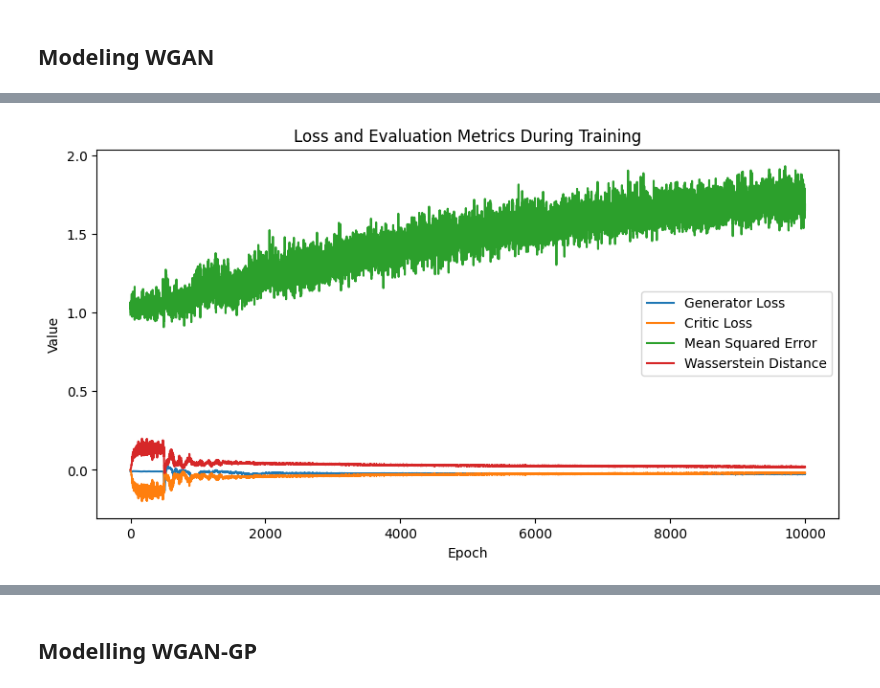
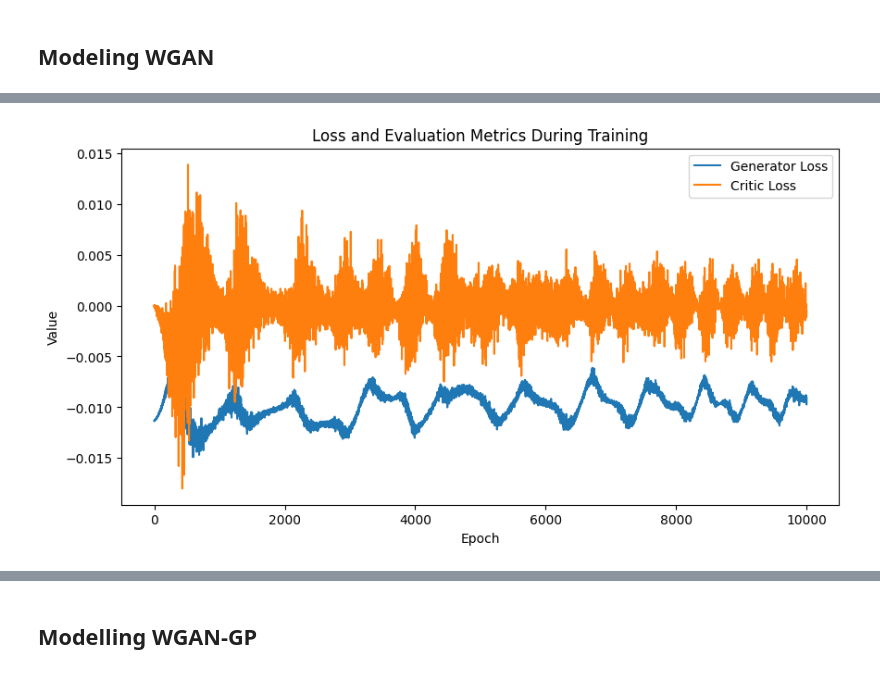
Before and after one commit to riqalter/PrediksiProfesi, a Jupyter notebook: NotebookVer2-torch.ipynb, the cells around one changed output, grey strips where cells are left out. Saved outputs shown, nothing was run; the diff lists cells and outputs as text; code cells hidden in the pictures.

```diff
--- a/NotebookVer2-torch.ipynb
+++ b/NotebookVer2-torch.ipynb
@@ -312,20 +320,13 @@ X_scaled = scaler.fit_transform(X)
 # %%
-import torch
-import torch.nn as nn
-import torch.optim as optim
-from torch.autograd import Variable
-import torch.nn.functional as F
-import numpy as np
-
 # Define the Generator model
 class Generator(nn.Module):
     def __init__(self, input_size, hidden_size, output_size):
         super(Generator, self).__init__()
         self.net = nn.Sequential(
             nn.Linear(input_size, hidden_size),
-            nn.ReLU(True),
+            nn.LeakyReLU(True),
             nn.Linear(hidden_size, hidden_size),
-            nn.ReLU(True),
+            nn.LeakyReLU(True),
             nn.Linear(hidden_size, output_size),
             nn.Tanh()
         )
@@ -339,9 +340,9 @@ class Critic(nn.Module):
         super(Critic, self).__init__()
         self.net = nn.Sequential(
             nn.Linear(input_size, hidden_size),
-            nn.ReLU(True),
+            nn.LeakyReLU(True),
             nn.Linear(hidden_size, hidden_size),
-            nn.ReLU(True),
+            nn.LeakyReLU(True),
             nn.Linear(hidden_size, 1)
         )
 
@@ -356,7 +357,7 @@ batch_size = 64
 epochs = 10000
 critic_iterations = 5
 weight_clipping_limit = 0.01
-lr = 0.0001
+lr = 0.00001
 
 # Load the dataset
 data = X_scaled
@@ -371,8 +372,8 @@ generator = Generator(input_size, hidden_size, output_size).to(device)
 critic = Critic(output_size, hidden_size).to(device)
 
 # Define optimizers
-optimizer_G = optim.RMSprop(generator.parameters(), lr=lr)
-optimizer_C = optim.RMSprop(critic.parameters(), lr=lr)
+optimizer_G = optim.AdamW(generator.parameters(), lr=lr)
+optimizer_C = optim.AdamW(critic.parameters(), lr=lr)
 
 import matplotlib.pyplot as plt
 
@@ -460,14 +461,12 @@ Epoch [9900/10000], Loss C: -0.02090568095445633, Loss G: -0.026497719809412956,
 # %%
 # Plot the losses and evaluation metrics
 plt.figure(figsize=(10,5))
 plt.title("Loss and Evaluation Metrics During Training")
 plt.plot(losses_G, label="Generator Loss")
 plt.plot(losses_C, label="Critic Loss")
-plt.plot(mse_values, label="Mean Squared Error")
-plt.plot(wasserstein_values, label="Wasserstein Distance")
 plt.xlabel("Epoch")
 plt.ylabel("Value")
 plt.legend()
 plt.show()
 # %% [output]
-[figure, old version]
+[figure, new version]
```
Also changed, not shown: parts of 10 cells of this notebook, 6 other files.
